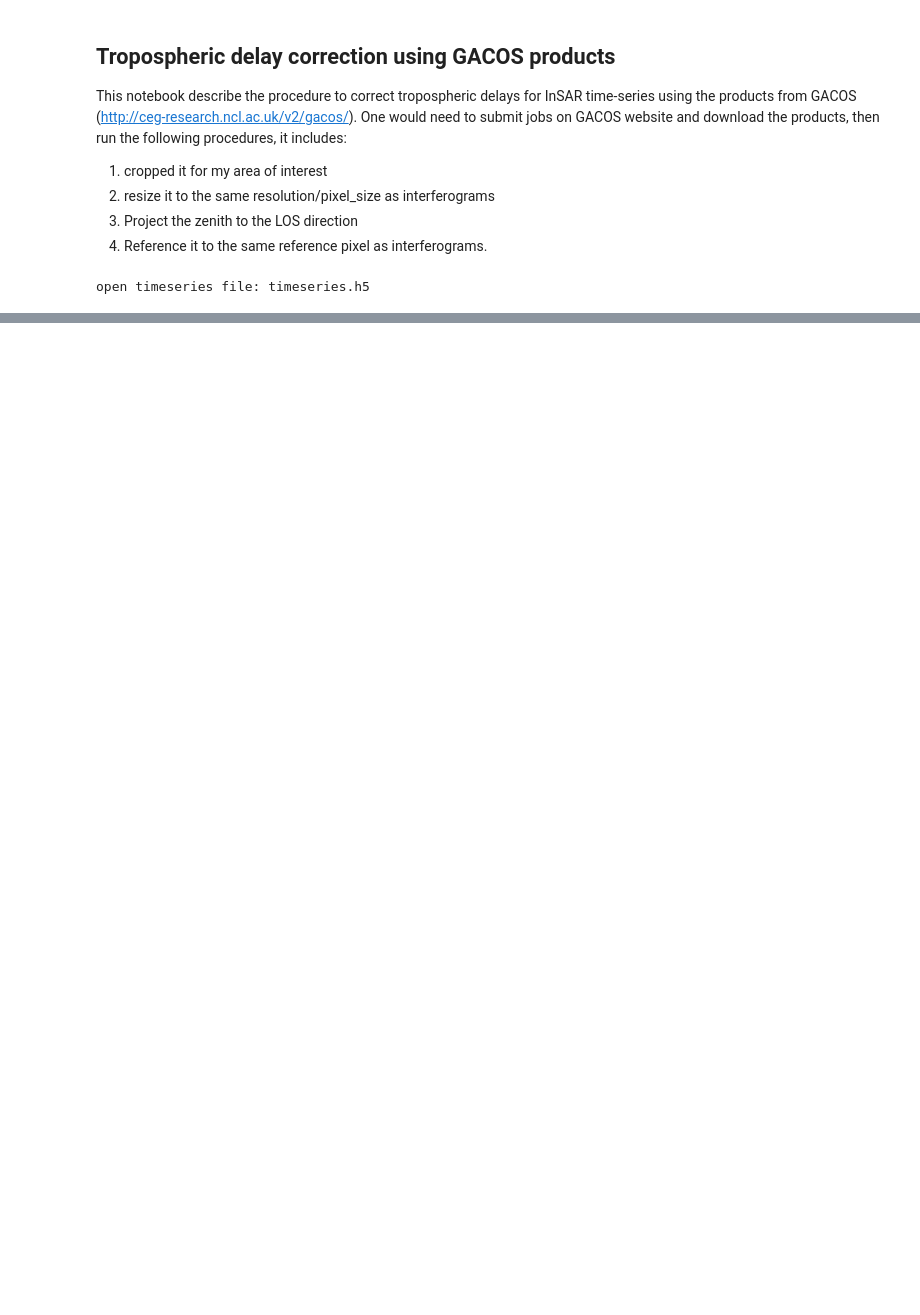
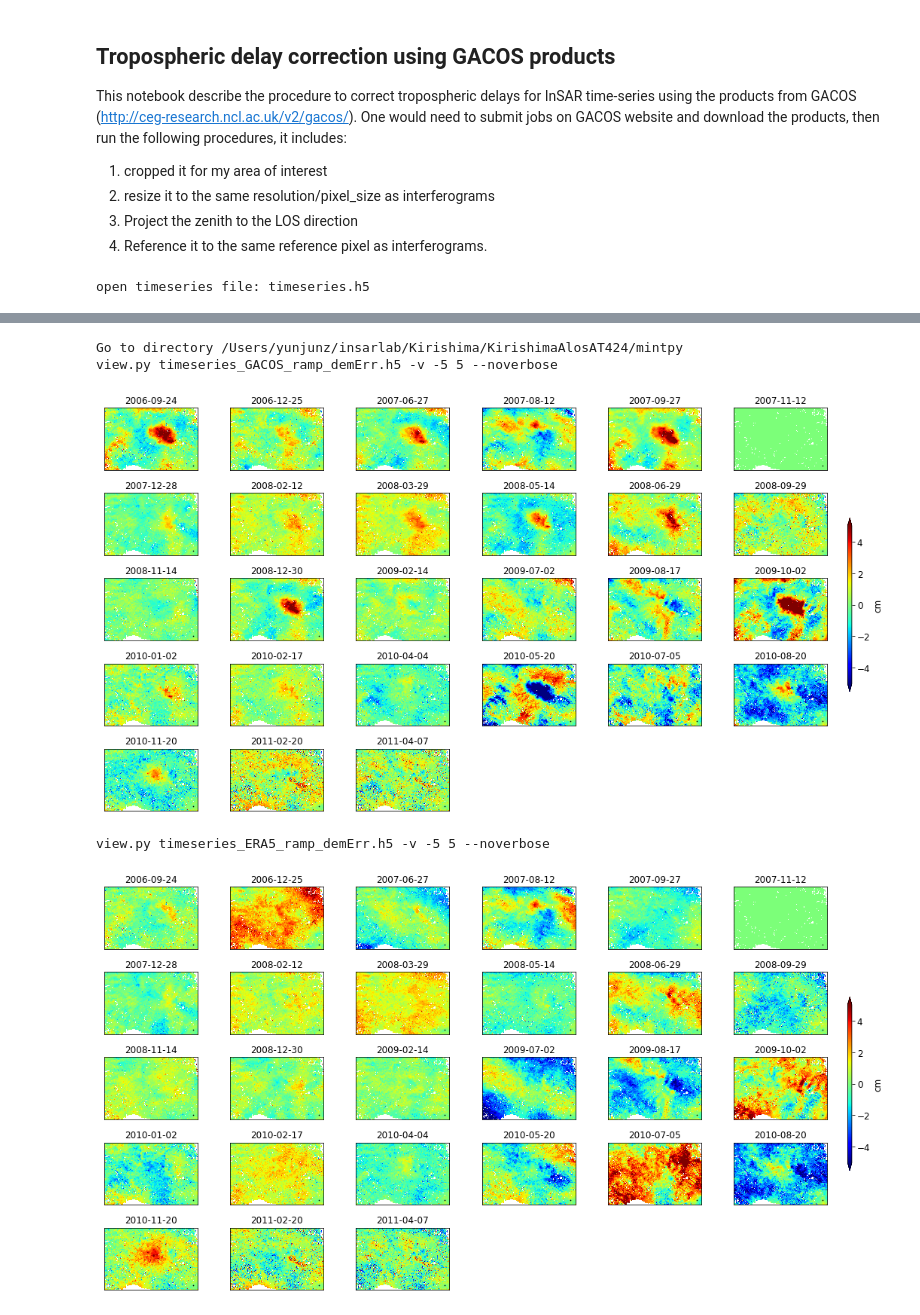
Before and after one commit to insarlab/MintPy, a Jupyter notebook: docs/examples/applications/tropo_gacos.ipynb, the cells around one changed output, grey strips where cells are left out. Saved outputs shown, nothing was run; the diff lists cells and outputs as text; code cells hidden in the pictures; blank space fills up the shorter version.

```diff
--- a/docs/examples/applications/tropo_gacos.ipynb
+++ b/docs/examples/applications/tropo_gacos.ipynb
@@ -133,0 +114,15 @@ save figure to timeseries_ERA5_ramp_demErr.png with dpi=300
+# %%
+work_dir = os.path.expanduser('~/insarlab/Kirishima/KirishimaAlosAT424/mintpy')
+os.chdir(work_dir)
+print('Go to directory', work_dir)
+
+for fname in ['timeseries_GACOS_ramp_demErr.h5', 'timeseries_ERA5_ramp_demErr.h5']:
+    scp_args = '{} -v -5 5 --noverbose'.format(fname)
+    print('view.py', scp_args)
+    view.main(scp_args.split())
+# %% [output]
+Go to directory /Users/yunjunz/insarlab/Kirishima/KirishimaAlosAT424/mintpy
+view.py timeseries_GACOS_ramp_demErr.h5 -v -5 5 --noverbose
+[figure, added]
+view.py timeseries_ERA5_ramp_demErr.h5 -v -5 5 --noverbose
+[figure, added]
```
Also changed, not shown: parts of 5 cells of this notebook, 5 other files.
